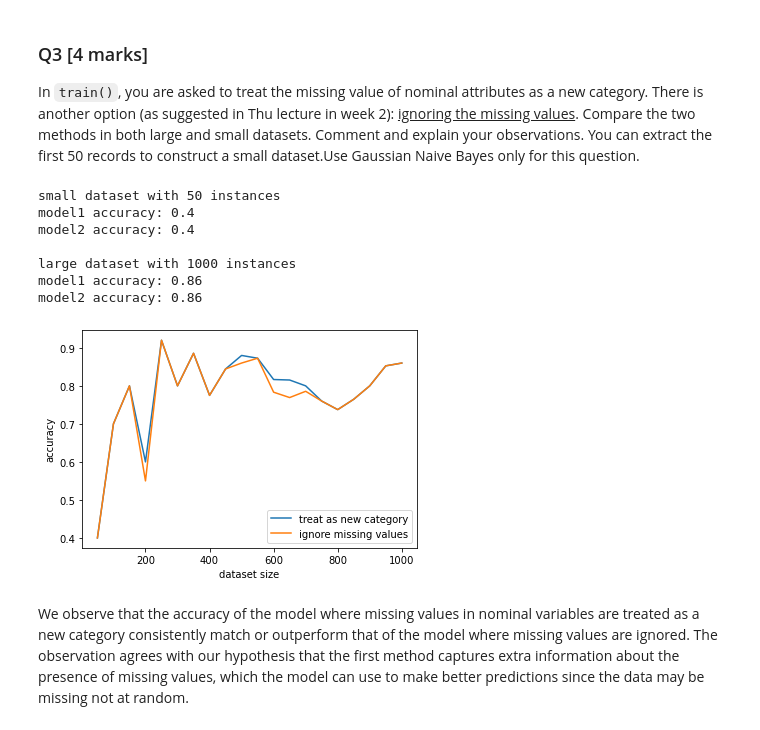
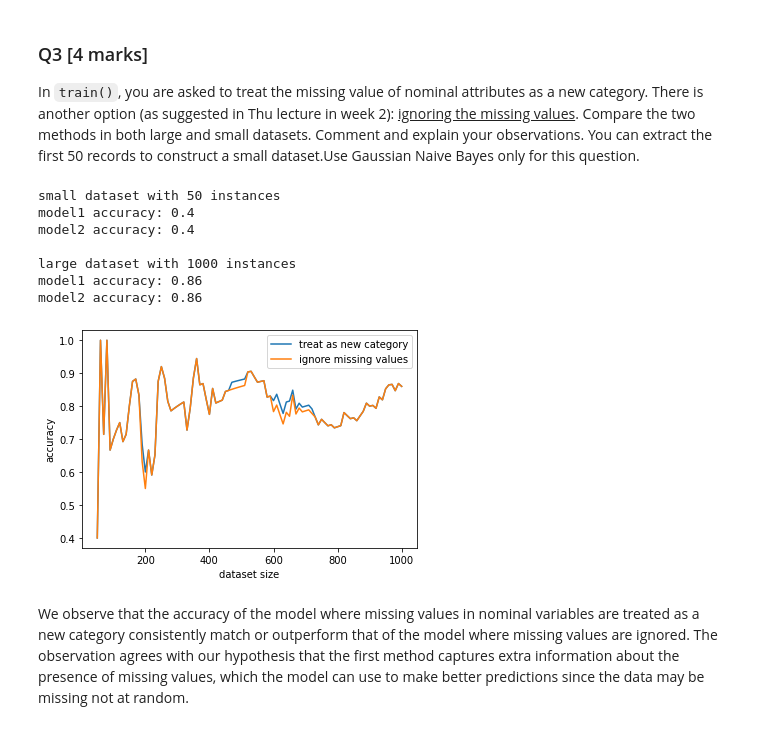
Before and after one commit to Meatssauce/comp30027-machine-learning-assignment-1, a Jupyter notebook: COMP3027ASS1_template.ipynb, the cells around one changed output. Drawn from its saved outputs; the diff is of its cells as text; code cells hidden in the pictures.

Commit message:
added more datasizes for graph in q3

```diff
--- a/COMP3027ASS1_template.ipynb
+++ b/COMP3027ASS1_template.ipynb
@@ -476,7 +476,7 @@ data = pd.read_csv("dataset/adult.csv")
 # data = data.sample(frac=1)
 model1 = NBClassifier(bandwidth=2, use_kde=False)
 model2 = NBClassifier(bandwidth=2, use_kde=False, skip_val=' ?')
-sizes = range(50, 1001, 50)
+sizes = range(50, 1001, 10)
 
 results = []
 for size in sizes:
@@ -485,34 +485,34 @@ for size in sizes:
     X_test, y_test = test_data.drop(columns=['label']), test_data['label']
 
     model = train(model1, X_train, y_train)
     accuracy1, f1, matrix = evaluate(model, X_test, y_test, labels)
     model = train(model2, X_train, y_train)
     accuracy2, f1, matrix = evaluate(model, X_test, y_test, labels)
     results.append((accuracy1, accuracy2))
 
 print("small dataset with 50 instances")
 accuracy1, accuracy2 = results[0]
 print(f'model1 accuracy: {accuracy1}\nmodel2 accuracy: {accuracy2}\n')
 print("large dataset with 1000 instances")
 accuracy1, accuracy2 = results[-1]
 print(f'model1 accuracy: {accuracy1}\nmodel2 accuracy: {accuracy2}\n')
 
 results = np.array(results)
 plt.xlabel("dataset size")
 plt.ylabel("accuracy")
 plt.plot(sizes, results[:, 0], label="treat as new category")
 plt.plot(sizes, results[:, 1], label="ignore missing values")
 plt.legend()
 plt.show()
 # %% [output]
 small dataset with 50 instances
 model1 accuracy: 0.4
 model2 accuracy: 0.4
 
 large dataset with 1000 instances
 model1 accuracy: 0.86
 model2 accuracy: 0.86
-[figure, old version]
+[figure, new version]
 # %% [markdown]
 We observe that the accuracy of the model where missing values in nominal variables are treated as a new category consistently match or outperform that of the model where missing values are ignored. The observation agrees with our hypothesis that the first method captures extra information about the presence of missing values, which the model can use to make better predictions since the data may be missing not at random.
 # %% [markdown]
```
